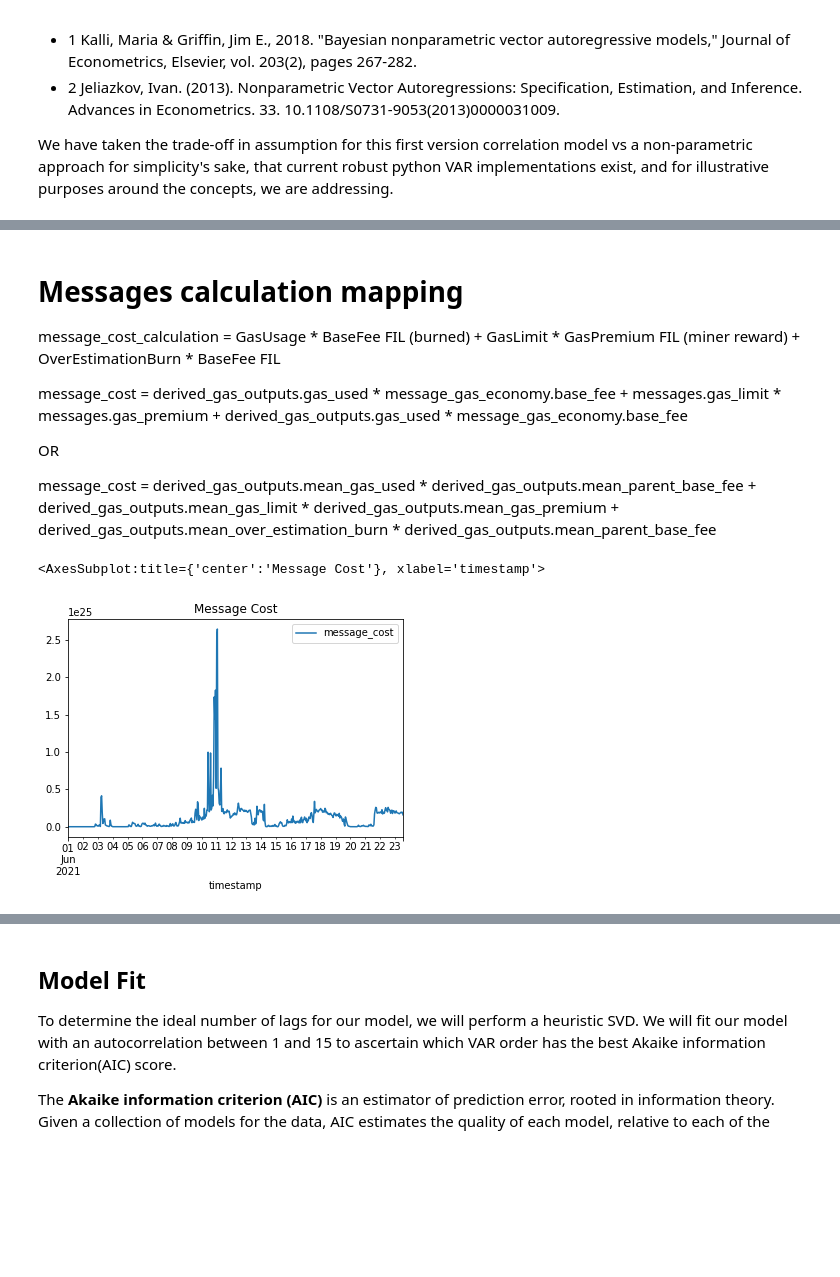
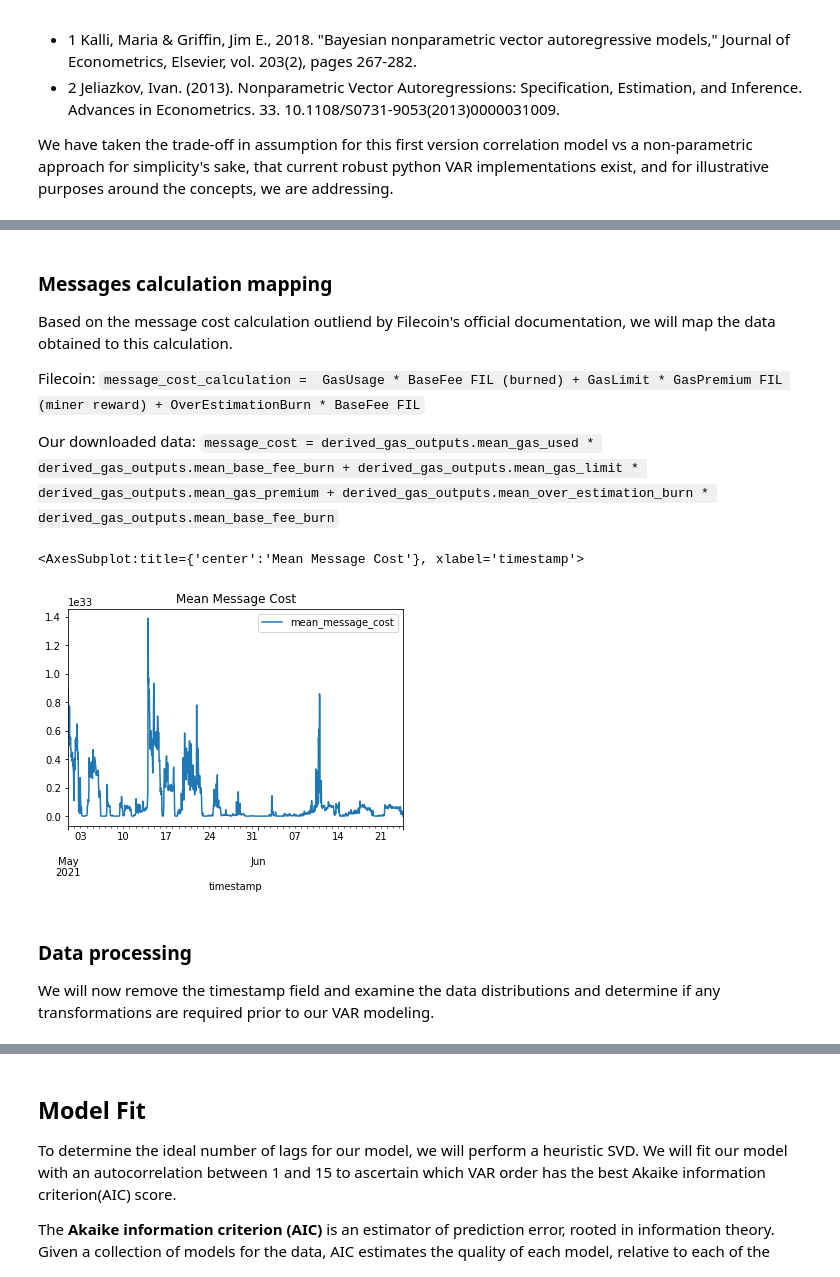
Before and after one commit to BlockScience/filecoin-metrics, a Jupyter notebook: notebooks/EDA/gas_eda.ipynb, the cells around one changed output, grey strips where cells are left out. Cells and saved outputs as stored; diff of their text form; code cells hidden in the pictures; blank space fills up the shorter version.

```diff
--- a/notebooks/EDA/gas_eda.ipynb
+++ b/notebooks/EDA/gas_eda.ipynb
@@ -193,12 +182,14 @@ for i in derived_gas_outputs.columns[1:]:
 # %% [markdown]
-# Messages calculation mapping
+### Messages calculation mapping
 
-message_cost_calculation =  GasUsage * BaseFee FIL (burned) + GasLimit * GasPremium FIL (miner reward) + OverEstimationBurn * BaseFee FIL
+Based on the message cost calculation outliend by Filecoin's official documentation, we will map the data obtained to this calculation.
 
-message_cost = derived_gas_outputs.gas_used * message_gas_economy.base_fee + messages.gas_limit * messages.gas_premium + derived_gas_outputs.gas_used * message_gas_economy.base_fee
+Filecoin:
+`message_cost_calculation =  GasUsage * BaseFee FIL (burned) + GasLimit * GasPremium FIL (miner reward) + OverEstimationBurn * BaseFee FIL`
 
-OR
 
-message_cost = derived_gas_outputs.mean_gas_used * derived_gas_outputs.mean_parent_base_fee + derived_gas_outputs.mean_gas_limit * derived_gas_outputs.mean_gas_premium + derived_gas_outputs.mean_over_estimation_burn * derived_gas_outputs.mean_parent_base_fee
+Our downloaded data:
+`message_cost = derived_gas_outputs.mean_gas_used * derived_gas_outputs.mean_base_fee_burn + derived_gas_outputs.mean_gas_limit * derived_gas_outputs.mean_gas_premium + derived_gas_outputs.mean_over_estimation_burn * derived_gas_outputs.mean_base_fee_burn`
 # %%
-derived_gas_outputs['message_cost'] = derived_gas_outputs.mean_gas_used * derived_gas_outputs.mean_parent_base_fee + derived_gas_outputs.mean_gas_limit * derived_gas_outputs.mean_gas_premium + derived_gas_outputs.mean_over_estimation_burn * derived_gas_outputs.mean_parent_base_fee
+# create field
+derived_gas_outputs['mean_message_cost'] = derived_gas_outputs.mean_gas_used * derived_gas_outputs.mean_base_fee_burn + derived_gas_outputs.mean_gas_limit * derived_gas_outputs.mean_gas_premium + derived_gas_outputs.mean_over_estimation_burn * derived_gas_outputs.mean_base_fee_burn
@@ -208,8 +196,12 @@ derived_gas_outputs['message_cost'] = derived_gas_outputs.mean_gas_used * derive
 # %%
-derived_gas_outputs.plot(x='timestamp',y='message_cost',kind='line',title='Message Cost')
+derived_gas_outputs.plot(x='timestamp',y='mean_message_cost',kind='line',title='Mean Message Cost')
 # %% [output]
-<AxesSubplot:title={'center':'Message Cost'}, xlabel='timestamp'>
+<AxesSubplot:title={'center':'Mean Message Cost'}, xlabel='timestamp'>
-[figure, old version]
+[figure, new version]
+# %% [markdown]
+### Data processing
+
+We will now remove the timestamp field and examine the data distributions and determine if any transformations are required prior to our VAR modeling.
 # %%
 timestamps = derived_gas_outputs.timestamp
 del derived_gas_outputs['timestamp']
```
Also changed, not shown: parts of 44 cells of this notebook.
